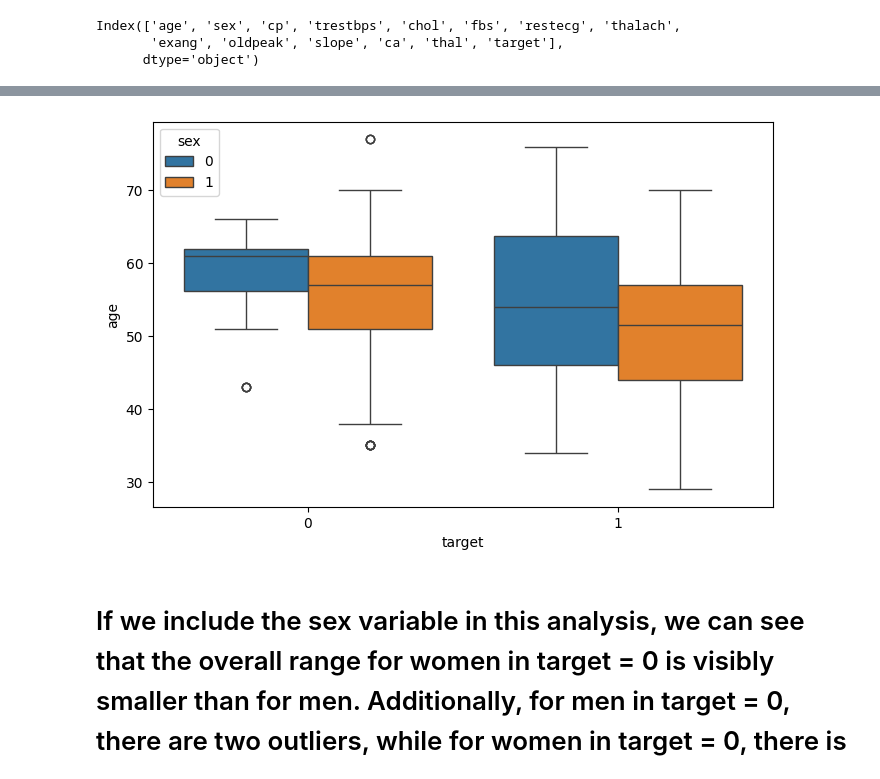
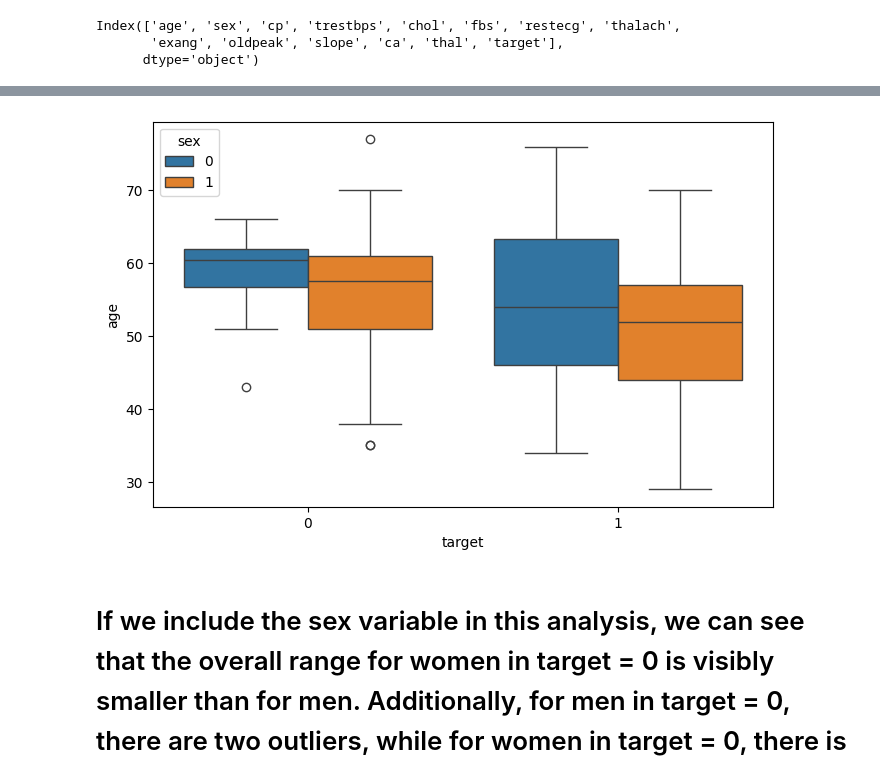
Before and after one commit to Wassiemkahlawi/heart-disease-ml-analysis, a Jupyter notebook: notebooks/01_eda.ipynb, the cells around one changed output, grey strips where cells are left out. Saved outputs shown, nothing was run; the diff lists cells and outputs as text; code cells hidden in the pictures.

```diff
--- a/notebooks/01_eda.ipynb
+++ b/notebooks/01_eda.ipynb
@@ -201,9 +151,9 @@ plt.show()
 # %%
 plt.figure(figsize=(8,5))
-sns.boxplot(x="target", y="age", hue="sex", data=df)
+sns.boxplot(x="target", y="age", hue="sex", data=df_clean)
 plt.show()
 # %% [output]
-[figure, old version]
+[figure, new version]
 # %% [markdown]
 # If we include the sex variable in this analysis, we can see that the overall range for women in target = 0 is visibly smaller than for men. Additionally, for men in target = 0, there are two outliers, while for women in target = 0, there is one outlier. However, these may simply represent rare medical cases.
 
```
Also changed, not shown: parts of 15 cells of this notebook.
